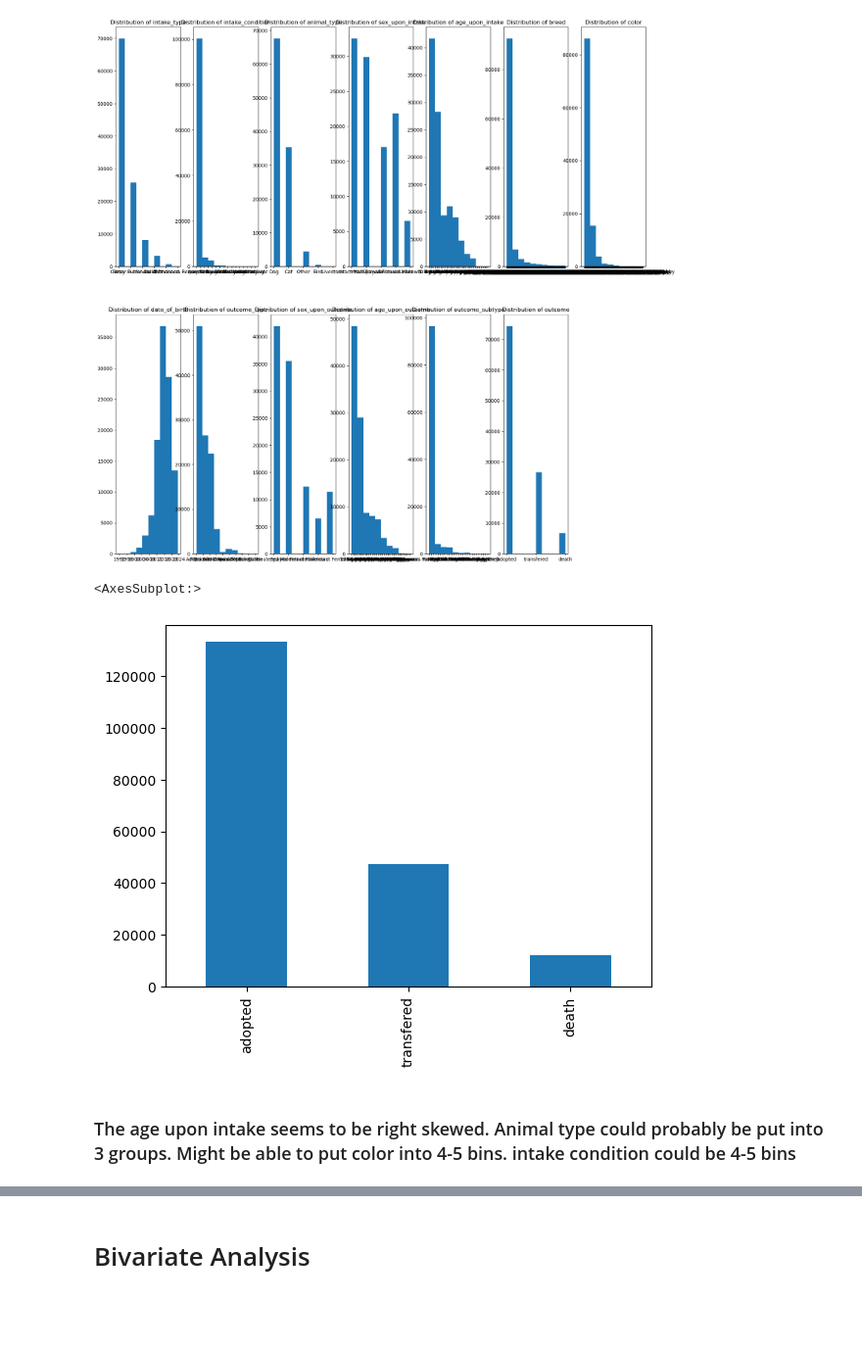
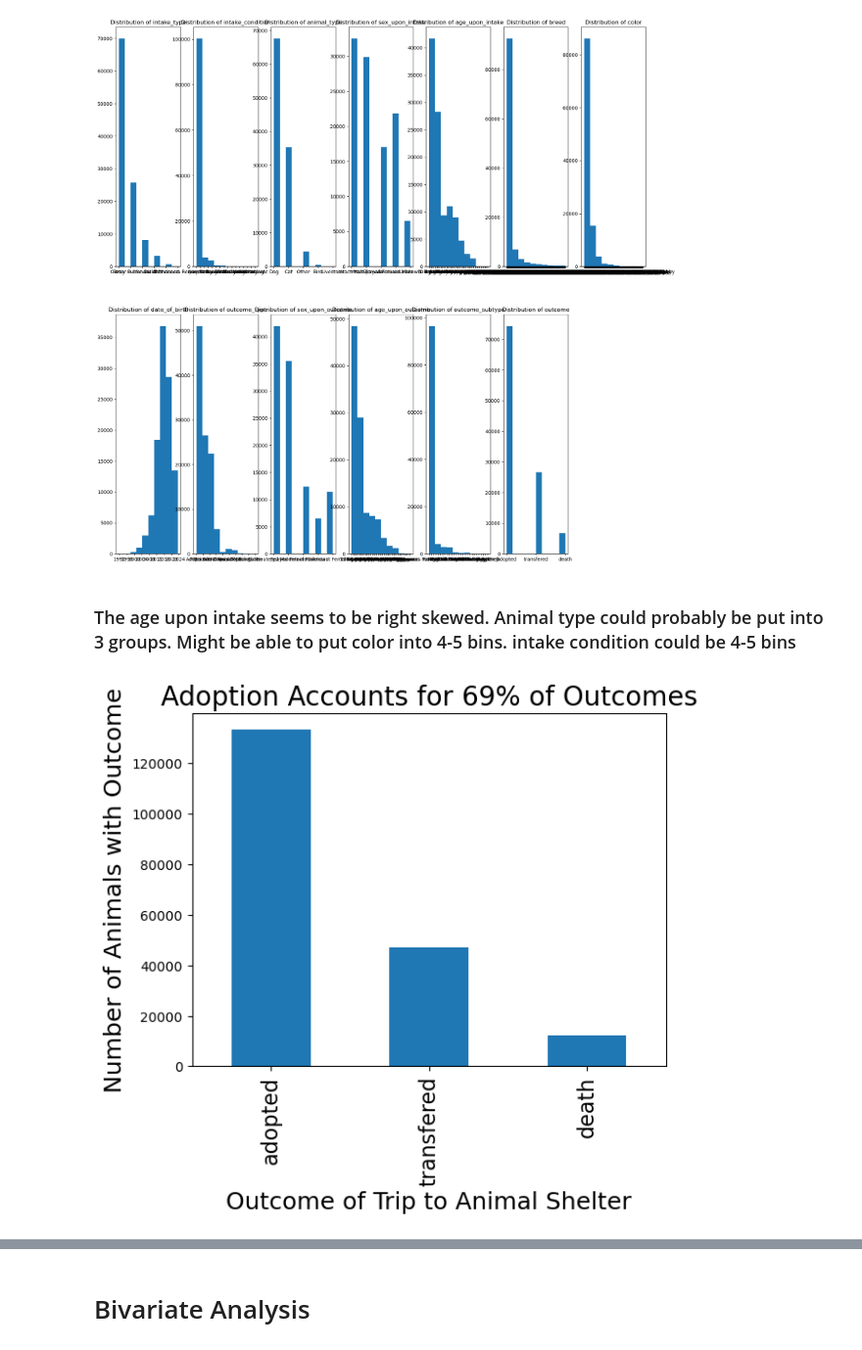
Before and after one commit to Adam-Harris87/animal-shelter-project, a Jupyter notebook: austin_animal_shelter_explore.ipynb, the cells around one changed output, grey strips where cells are left out. Shown at 98% size. Drawn from its saved outputs; the diff is of its cells as text; code cells hidden in the pictures; blank space fills up the shorter version.

```diff
--- a/austin_animal_shelter_explore.ipynb
+++ b/austin_animal_shelter_explore.ipynb
@@ -99,2 +91,0 @@ animals[animals.sex_upon_intake.isna() == True]
-# %%
-animals = animals[animals.sex_upon_intake.isna() == False]
@@ -424,10 +370,17 @@ for i, col in enumerate(cols):
 plt.show()
 # %% [output]
 [figure]
-# %%
-animals.outcome.value_counts().plot.bar()
-# %% [output]
-<AxesSubplot:>
-[figure, removed]
 # %% [markdown]
 ### The age upon intake seems to be right skewed. Animal type could probably be put into 3 groups. Might be able to put color into 4-5 bins. intake condition could be 4-5 bins
+# %%
+def get_plot_outcomes(animals):
+    animals.outcome.value_counts().plot.bar()
+    plt.title('Adoption Accounts for 69% of Outcomes', size=20)
+    plt.xlabel('Outcome of Trip to Animal Shelter', size=18)
+    plt.ylabel('Number of Animals with Outcome', size = 18)
+    plt.xticks(size=16)
+    plt.show()
+# %%
+get_plot_outcomes(animals)
+# %% [output]
+[figure, added]
```
Also changed, not shown: parts of 46 cells of this notebook, 5 other files.
